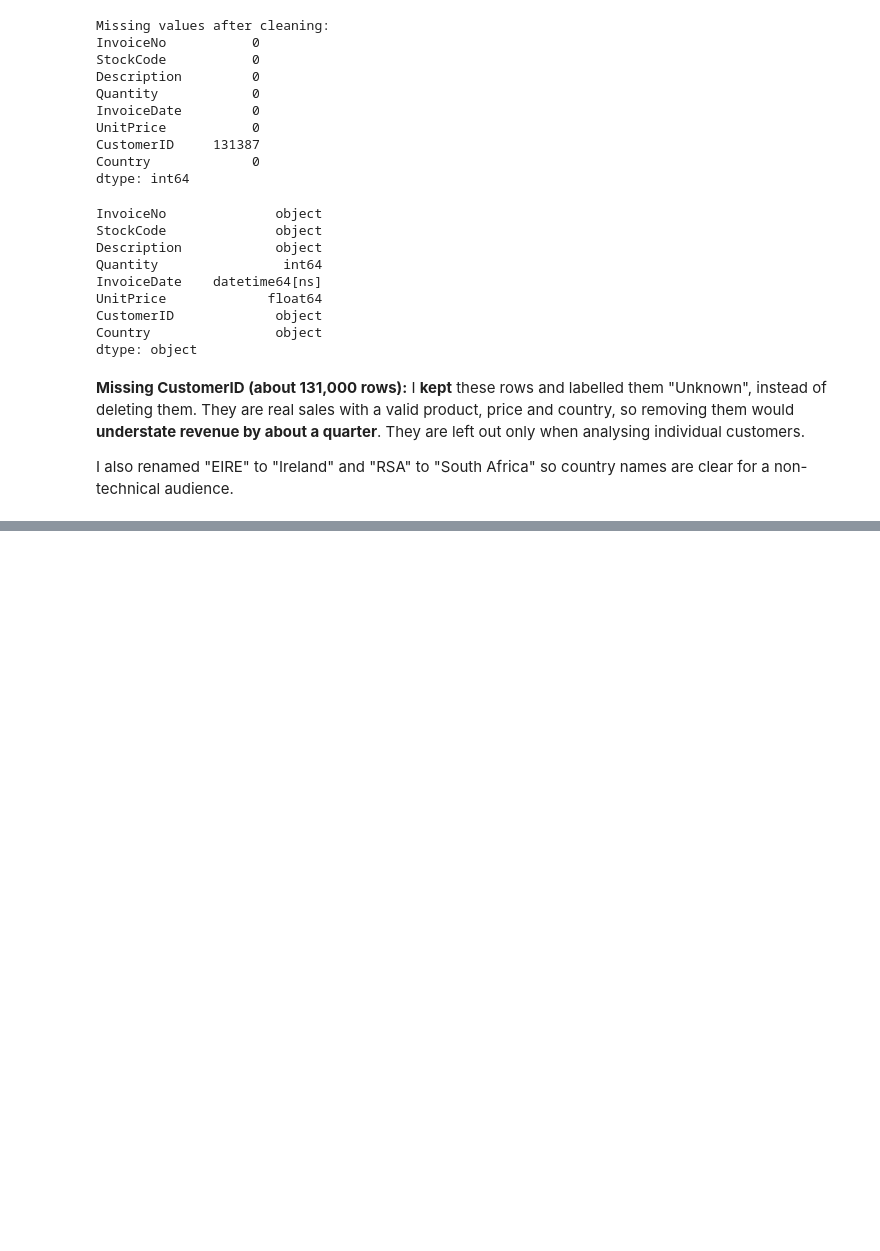
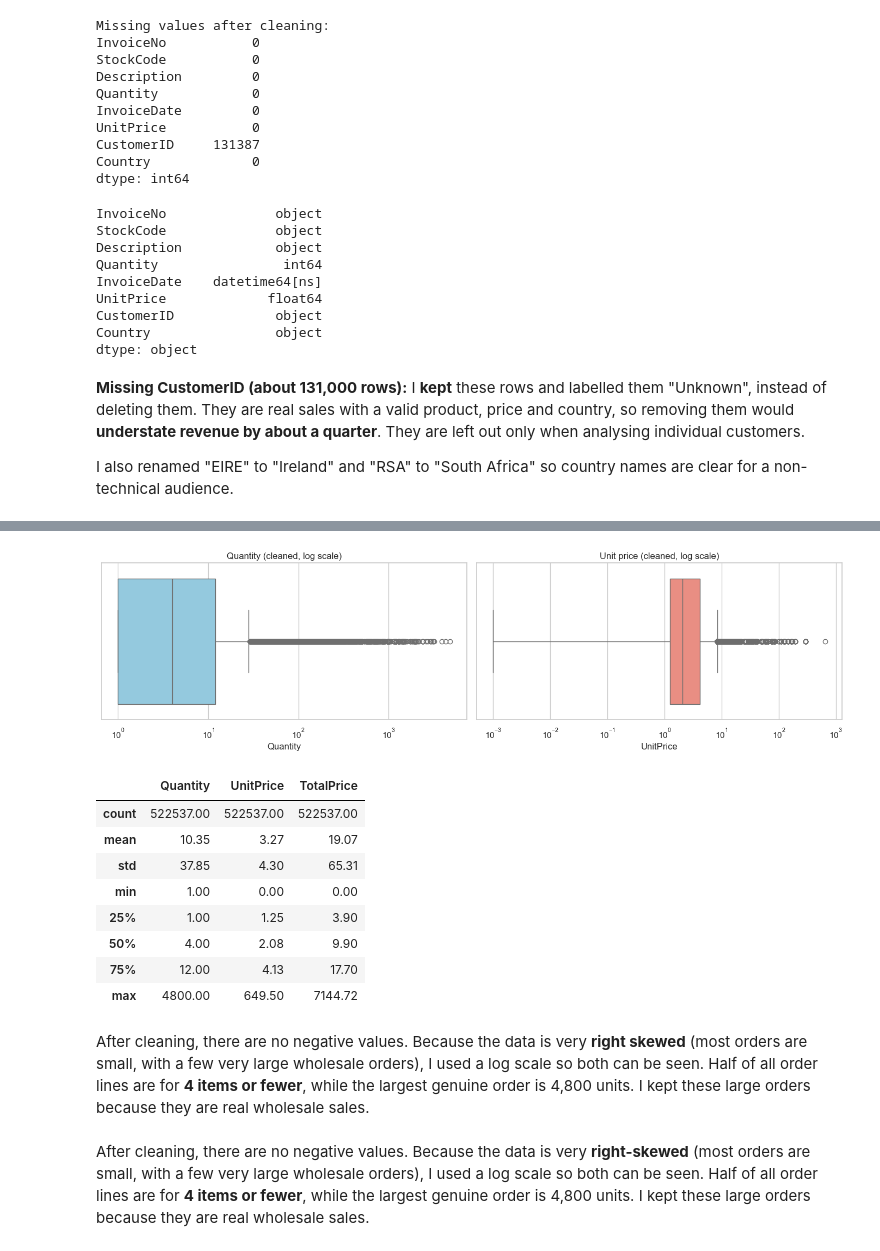
Before and after one commit to Enne08/online-retail-dashboard, a Jupyter notebook: online_retail_analysis.ipynb, the cells around one changed output, grey strips where cells are left out. Cells and saved outputs as stored; diff of their text form; code cells hidden in the pictures; blank space fills up the shorter version.

Commit message:
Add derived variables and save cleaned dataset

```diff
--- a/online_retail_analysis.ipynb
+++ b/online_retail_analysis.ipynb
@@ -263,0 +275,8 @@ I also renamed "EIRE" to "Ireland" and "RSA" to "South Africa" so country names
+# %%
+clean["TotalPrice"] = clean["Quantity"] * clean["UnitPrice"]
+clean["YearMonth"] = clean["InvoiceDate"].dt.to_period("M").astype(str)
+clean["DayOfWeek"] = clean["InvoiceDate"].dt.day_name()
+clean["Hour"] = clean["InvoiceDate"].dt.hour
+
+print(f"Total revenue after cleaning: £{clean['TotalPrice'].sum():,.0f}")
+clean[["InvoiceDate", "Quantity", "UnitPrice", "TotalPrice", "YearMonth", "DayOfWeek", "Hour"]].head()
@@ -263,0 +291,30 @@ I also renamed "EIRE" to "Ireland" and "RSA" to "South Africa" so country names
+# %%
+fig, axes = plt.subplots(1, 2, figsize=(14, 4))
+
+sns.boxplot(x=clean["Quantity"], ax=axes[0], color="skyblue")
+axes[0].set_xscale("log")
+axes[0].set_title("Quantity (cleaned, log scale)")
+
+sns.boxplot(x=clean["UnitPrice"], ax=axes[1], color="salmon")
+axes[1].set_xscale("log")
+axes[1].set_title("Unit price (cleaned, log scale)")
+
+plt.tight_layout()
+plt.show()
+
+clean[["Quantity", "UnitPrice", "TotalPrice"]].describe().round(2)
+# %% [output]
+[figure, added]
+|  | Quantity | UnitPrice | TotalPrice |
+| count | 522537.00 | 522537.00 | 522537.00 |
+| mean | 10.35 | 3.27 | 19.07 |
+| std | 37.85 | 4.30 | 65.31 |
+| min | 1.00 | 0.00 | 0.00 |
+| 25% | 1.00 | 1.25 | 3.90 |
+| 50% | 4.00 | 2.08 | 9.90 |
+| 75% | 12.00 | 4.13 | 17.70 |
+| max | 4800.00 | 649.50 | 7144.72 |
+# %% [markdown]
+After cleaning, there are no negative values. Because the data is very **right skewed** (most orders are small, with a few very large wholesale orders), I used a log scale so both can be seen. Half of all order lines are for **4 items or fewer**, while the largest genuine order is 4,800 units. I kept these large orders because they are real wholesale sales.
+# %% [markdown]
+After cleaning, there are no negative values. Because the data is very **right-skewed** (most orders are small, with a few very large wholesale orders), I used a log scale so both can be seen. Half of all order lines are for **4 items or fewer**, while the largest genuine order is 4,800 units. I kept these large orders because they are real wholesale sales.
```
Also changed, not shown: parts of 2 cells of this notebook.
